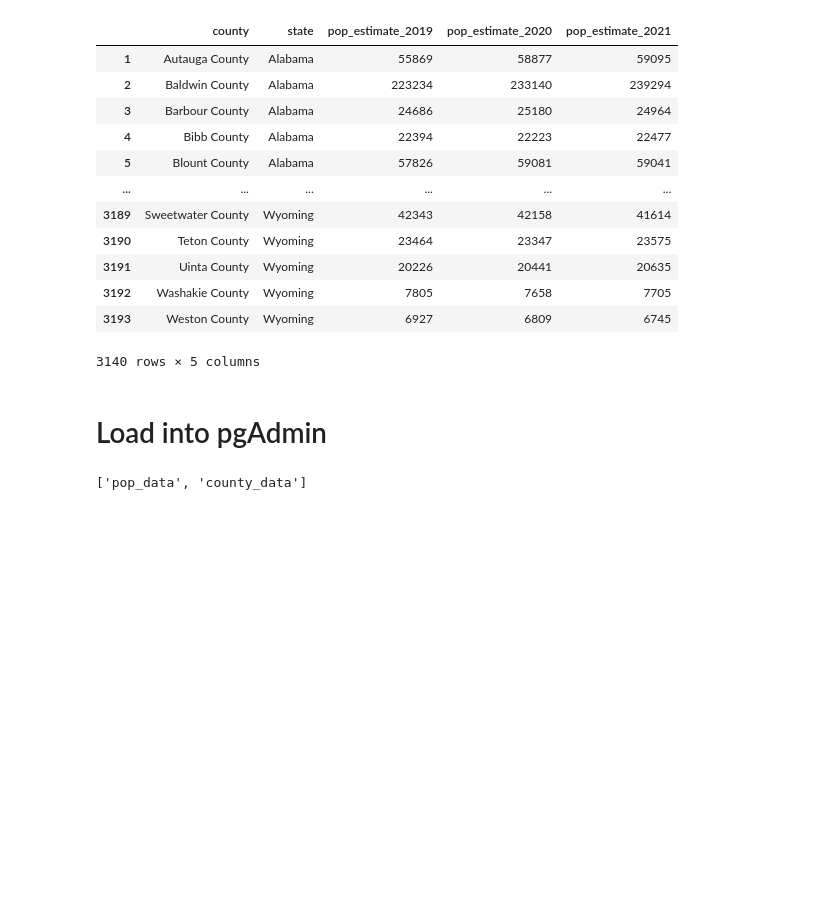
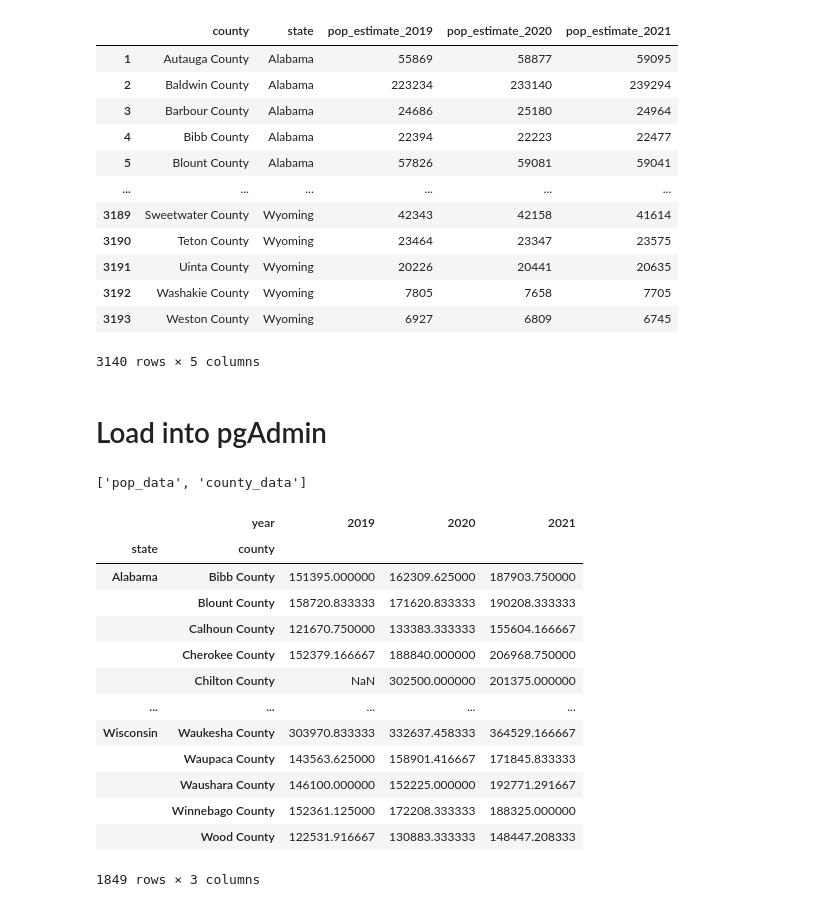
Before and after one commit to mbruns13/redfin_housing_data, a Jupyter notebook: Code/housing_data.ipynb, the cells around one changed output. Drawn from its saved outputs; the diff is of its cells as text; code cells hidden in the pictures; blank space fills up the shorter version.

```diff
--- a/Code/housing_data.ipynb
+++ b/Code/housing_data.ipynb
@@ -429,0 +452,18 @@ clean_census_df.to_sql(name='pop_data', con=engine, if_exists='append', index=Fa
+# %%
+p = df.pivot(columns='year',index=['state','county'],values='avg')
+p
+# %% [output]
+|  | year | 2019 | 2020 | 2021 |
+| state | county |  |  |  |
+| Alabama | Bibb County | 151395.000000 | 162309.625000 | 187903.750000 |
+|  | Blount County | 158720.833333 | 171620.833333 | 190208.333333 |
+|  | Calhoun County | 121670.750000 | 133383.333333 | 155604.166667 |
+|  | Cherokee County | 152379.166667 | 188840.000000 | 206968.750000 |
+|  | Chilton County | NaN | 302500.000000 | 201375.000000 |
+| ... | ... | ... | ... | ... |
+| Wisconsin | Waukesha County | 303970.833333 | 332637.458333 | 364529.166667 |
+|  | Waupaca County | 143563.625000 | 158901.416667 | 171845.833333 |
+|  | Waushara County | 146100.000000 | 152225.000000 | 192771.291667 |
+|  | Winnebago County | 152361.125000 | 172208.333333 | 188325.000000 |
+|  | Wood County | 122531.916667 | 130883.333333 | 148447.208333 |
+1849 rows × 3 columns
```
Also changed, not shown: parts of 11 cells of this notebook, 1 other file.
